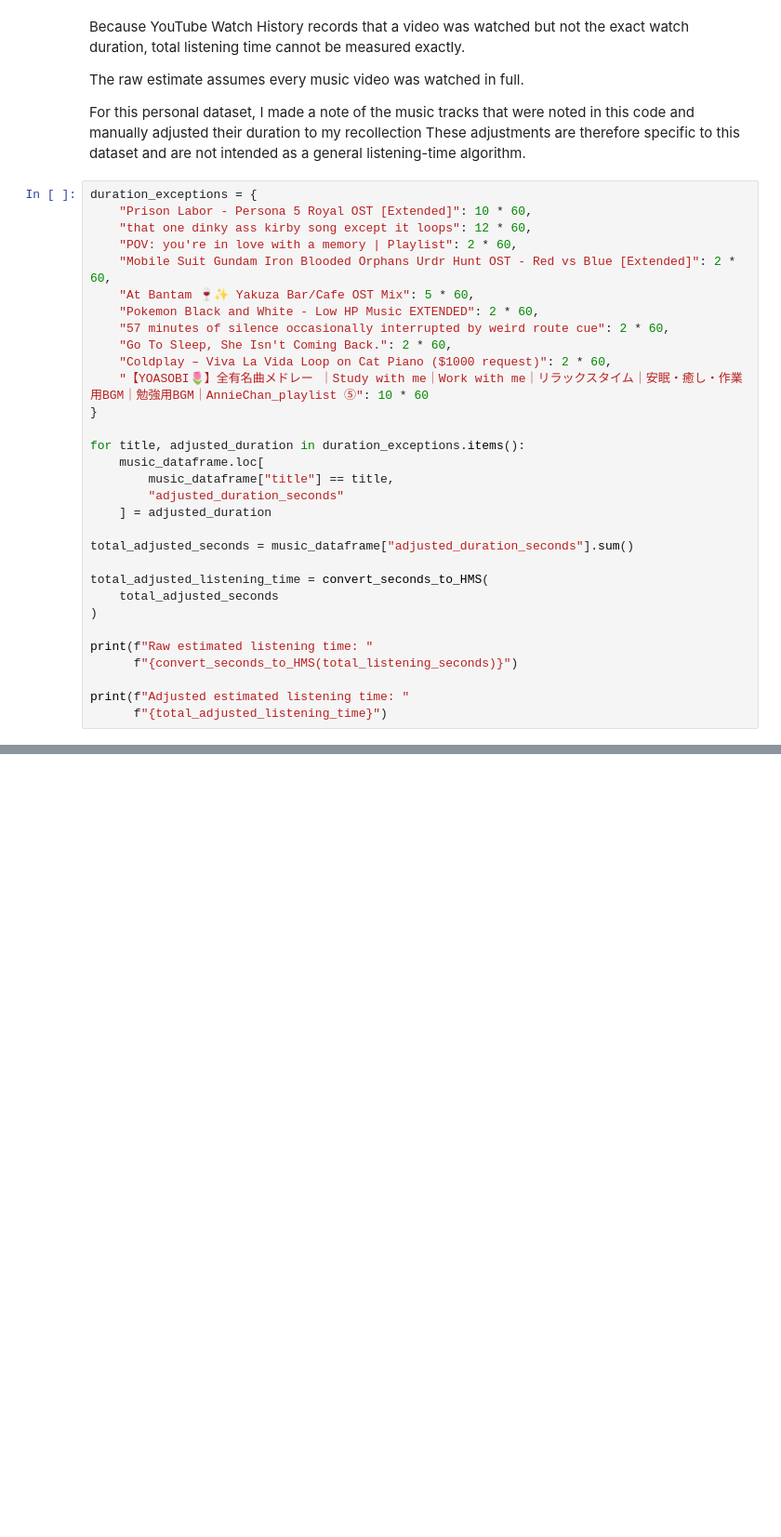
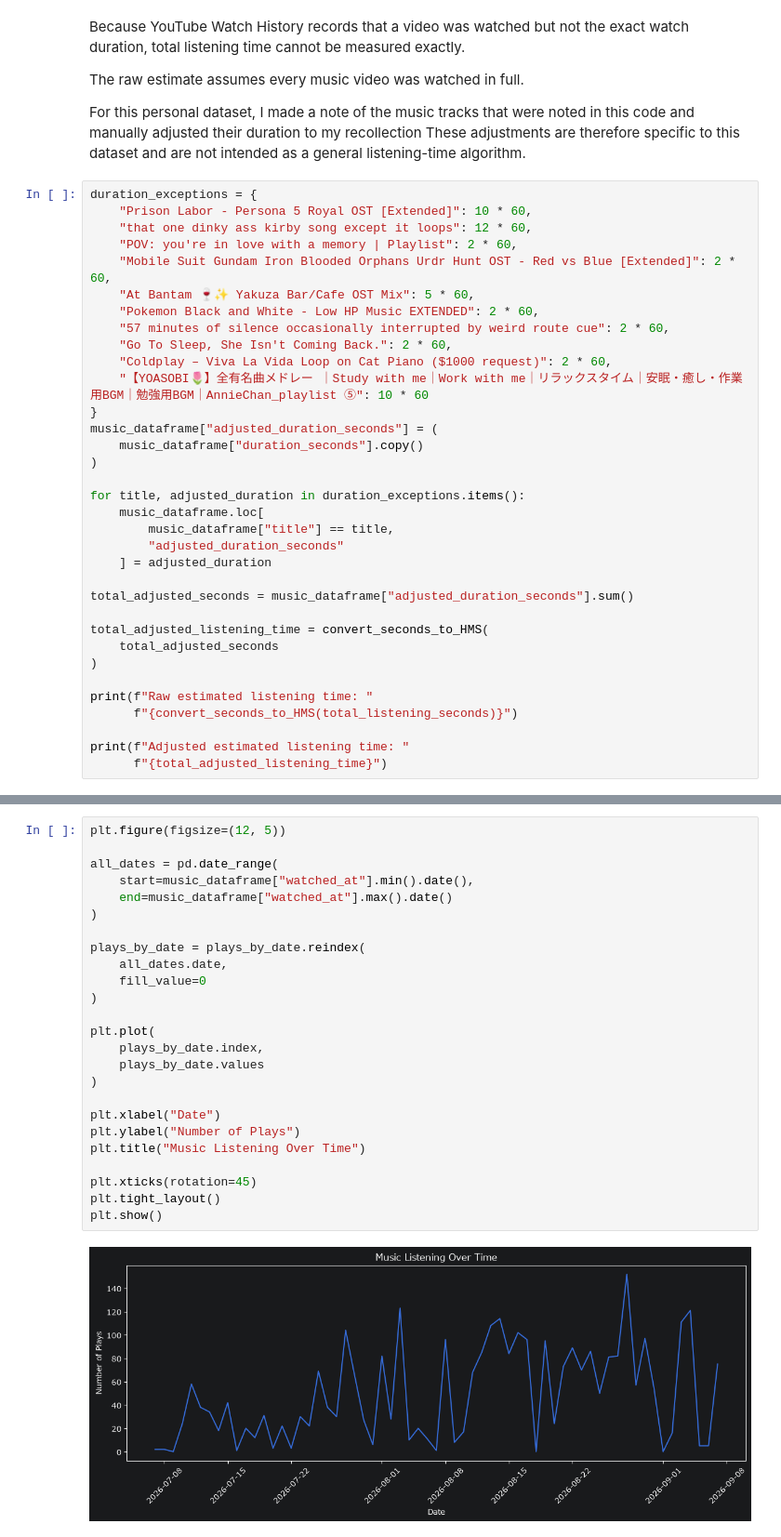
Before and after one commit to warrenchong601/Youtube_Music_Analysis, a Jupyter notebook: notebooks/02_music_analysis.ipynb, the cells around one changed output, grey strips where cells are left out. Shown at 93% size. Drawn from its saved outputs; the diff is of its cells as text; blank space fills up the shorter version.

```diff
--- a/notebooks/02_music_analysis.ipynb
+++ b/notebooks/02_music_analysis.ipynb
@@ -286,6 +287,9 @@ duration_exceptions = {
     "Coldplay – Viva La Vida Loop on Cat Piano ($1000 request)": 2 * 60,
     "【YOASOBI🌷】全有名曲メドレー ｜Study with me｜Work with me｜リラックスタイム｜安眠・癒し・作業用BGM｜勉強用BGM｜AnnieChan_playlist ⑤": 10 * 60
 }
+music_dataframe["adjusted_duration_seconds"] = (
+    music_dataframe["duration_seconds"].copy()
+)
 
 for title, adjusted_duration in duration_exceptions.items():
     music_dataframe.loc[
@@ -311,0 +847,27 @@ Adjusted estimated listening time: 193H:06M:19S
+# %%
+plt.figure(figsize=(12, 5))
+
+all_dates = pd.date_range(
+    start=music_dataframe["watched_at"].min().date(),
+    end=music_dataframe["watched_at"].max().date()
+)
+
+plays_by_date = plays_by_date.reindex(
+    all_dates.date,
+    fill_value=0
+)
+
+plt.plot(
+    plays_by_date.index,
+    plays_by_date.values
+)
+
+plt.xlabel("Date")
+plt.ylabel("Number of Plays")
+plt.title("Music Listening Over Time")
+
+plt.xticks(rotation=45)
+plt.tight_layout()
+plt.show()
+# %% [output]
+[figure, added]
```
Also changed, not shown: parts of 52 cells of this notebook, 1 other file.
